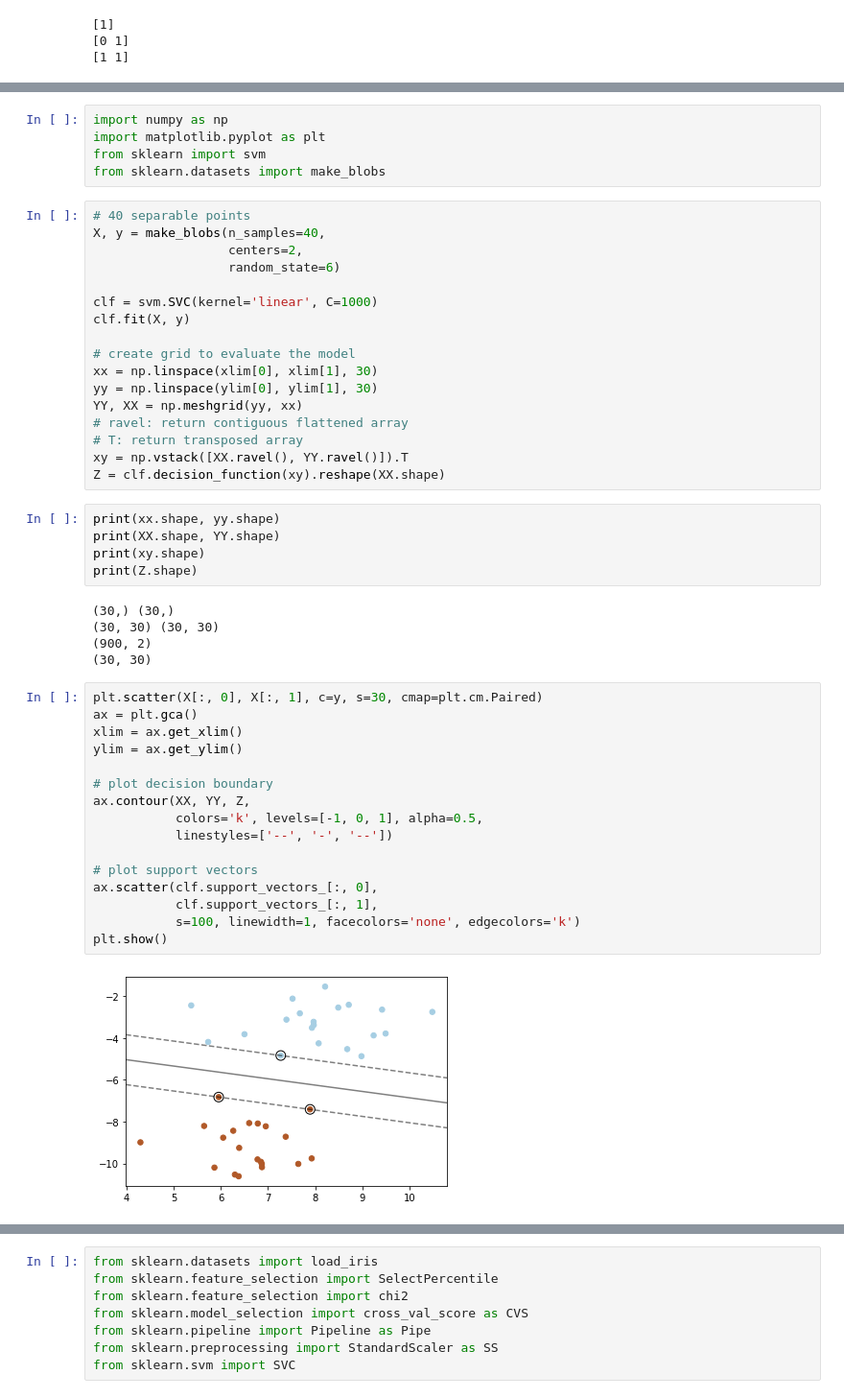
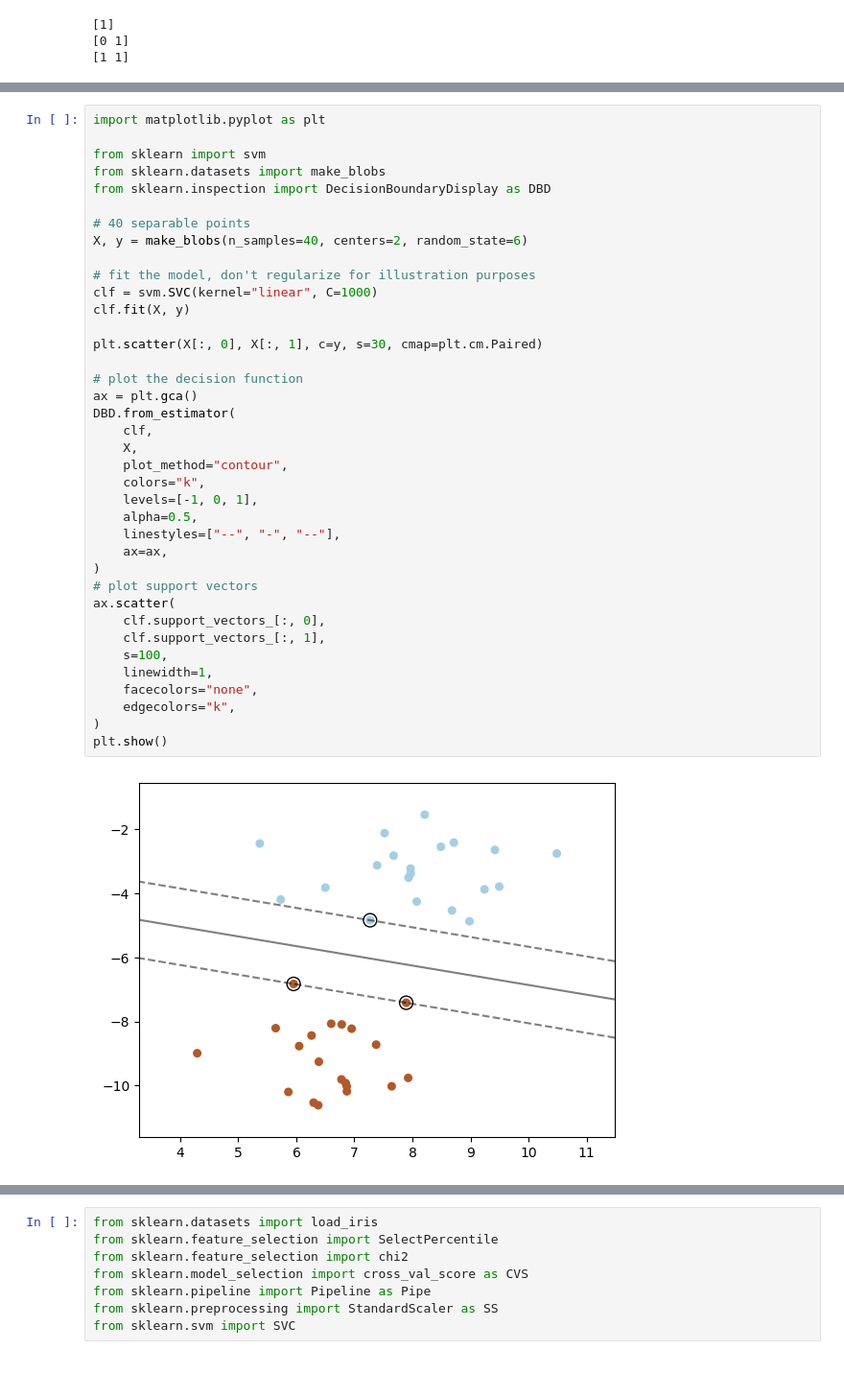
Before and after one commit to bjpcjp/scikit-learn, a Jupyter notebook: 04_support_vector_machines.ipynb, the cells around one changed output, grey strips where cells are left out. Shown at 96% size. Saved outputs shown, nothing was run; the diff lists cells and outputs as text; blank space fills up the shorter version.

Commit message:
reran 04_support_vector_machines

```diff
--- a/04_support_vector_machines.ipynb
+++ b/04_support_vector_machines.ipynb
@@ -31,53 +32,43 @@ print(clf.n_support_)
 - For a 2-class dataset
 - Use SVC, linear kernel
-# %%
-import numpy as np
-import matplotlib.pyplot as plt
-from sklearn import svm
-from sklearn.datasets import make_blobs
-# %%
-# 40 separable points
-X, y = make_blobs(n_samples=40,
-                  centers=2,
-                  random_state=6)
-
-clf = svm.SVC(kernel='linear', C=1000)
-clf.fit(X, y)
-
-# create grid to evaluate the model
-xx = np.linspace(xlim[0], xlim[1], 30)
-yy = np.linspace(ylim[0], ylim[1], 30)
-YY, XX = np.meshgrid(yy, xx)
-# ravel: return contiguous flattened array
-# T: return transposed array
-xy = np.vstack([XX.ravel(), YY.ravel()]).T
-Z = clf.decision_function(xy).reshape(XX.shape)
-# %%
-print(xx.shape, yy.shape)
-print(XX.shape, YY.shape)
-print(xy.shape)
-print(Z.shape)
-# %% [output]
-(30,) (30,)
-(30, 30) (30, 30)
-(900, 2)
-(30, 30)
 # %%
+import matplotlib.pyplot as plt
+
+from sklearn import svm
+from sklearn.datasets import make_blobs
+from sklearn.inspection import DecisionBoundaryDisplay as DBD
+
+# 40 separable points
+X, y = make_blobs(n_samples=40, centers=2, random_state=6)
+
+# fit the model, don't regularize for illustration purposes
+clf = svm.SVC(kernel="linear", C=1000)
+clf.fit(X, y)
+
 plt.scatter(X[:, 0], X[:, 1], c=y, s=30, cmap=plt.cm.Paired)
+
+# plot the decision function
 ax = plt.gca()
-xlim = ax.get_xlim()
-ylim = ax.get_ylim()
-
-# plot decision boundary
-ax.contour(XX, YY, Z,
-           colors='k', levels=[-1, 0, 1], alpha=0.5,
-           linestyles=['--', '-', '--'])
-
+DBD.from_estimator(
+    clf,
+    X,
+    plot_method="contour",
+    colors="k",
+    levels=[-1, 0, 1],
+    alpha=0.5,
+    linestyles=["--", "-", "--"],
+    ax=ax,
+)
 # plot support vectors
-ax.scatter(clf.support_vectors_[:, 0],
-           clf.support_vectors_[:, 1],
-           s=100, linewidth=1, facecolors='none', edgecolors='k')
+ax.scatter(
+    clf.support_vectors_[:, 0],
+    clf.support_vectors_[:, 1],
+    s=100,
+    linewidth=1,
+    facecolors="none",
+    edgecolors="k",
+)
 plt.show()
 # %% [output]
-[figure, old version]
+[figure, new version]
 # %% [markdown]
```
Also changed, not shown: parts of 35 cells of this notebook.
